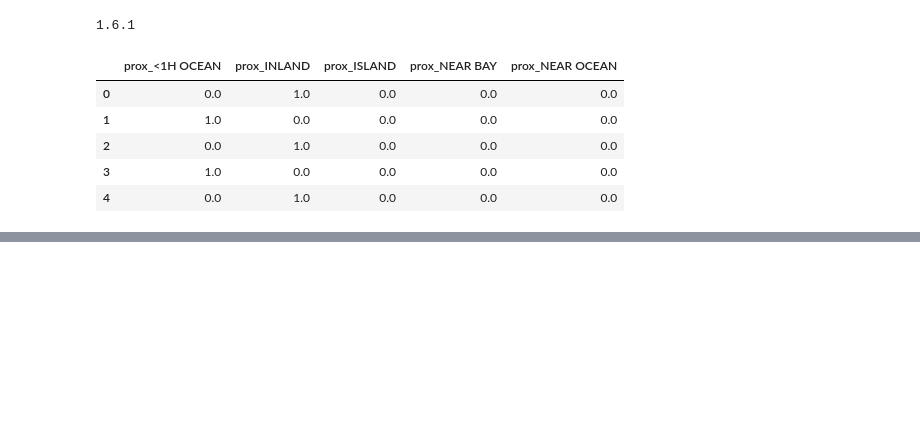
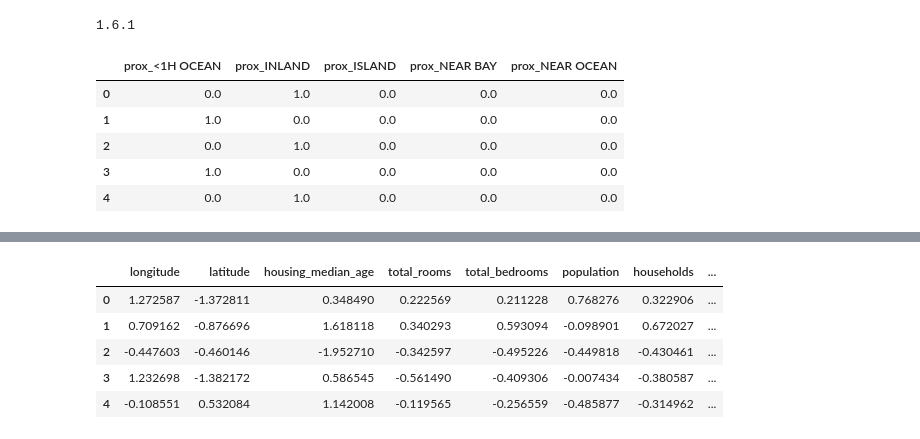
Before and after one commit to mehrnazhi/California-Housing-Price-Analysis-Machine-Learning-with-Python-, a Jupyter notebook: Housing.ipynb, the cells around one changed output, grey strips where cells are left out. Saved outputs shown, nothing was run; the diff lists cells and outputs as text; code cells hidden in the pictures; blank space fills up the shorter version.

```diff
--- a/Housing.ipynb
+++ b/Housing.ipynb
@@ -242,0 +312,84 @@ encoder_1hot_tmp.head()
+# %%
+import numpy as np
+import pandas as pd
+from sklearn.model_selection import train_test_split
+from sklearn.pipeline import Pipeline, FeatureUnion
+from sklearn.preprocessing import StandardScaler, OneHotEncoder
+from sklearn.impute import SimpleImputer
+from sklearn.base import BaseEstimator, TransformerMixin
+
+# شاخص‌ها برای ویژگی‌های ترکیبی
+rooms_ix, bedrooms_ix, population_ix, households_ix = 3, 4, 5, 6
+
+# کلاس افزودن ویژگی‌های ترکیبی
+class CombinedAttributesAdder(BaseEstimator, TransformerMixin):
+    def fit(self, X, y=None):
+        return self
+
+    def transform(self, X, y=None):
+        rooms_per_population = X[:, rooms_ix] / X[:, population_ix]
+        population_per_households = X[:, population_ix] / X[:, households_ix]
+        bedrooms_per_room = X[:, bedrooms_ix] / X[:, rooms_ix]
+        return np.c_[X, rooms_per_population, population_per_households, bedrooms_per_room]
+
+# کلاس انتخاب ستون‌ها
+class DataFrameSelector(BaseEstimator, TransformerMixin):
+    def __init__(self, attribute_names):
+        self.attribute_names = attribute_names
+
+    def fit(self, X, y=None):
+        return self
+
+    def transform(self, X):
+        return X[self.attribute_names].values
+
+# تقسیم داده
+train_set, test_set = train_test_split(housing, test_size=0.2, random_state=42)
+df = train_set.copy()
+
+# جداسازی برچسب
+df_label = df["median_house_value"].copy()
+df = df.drop("median_house_value", axis=1)
+
+# مشخص کردن ویژگی‌های عددی و دسته‌ای
+num_attribs = ['longitude', 'latitude', 'housing_median_age', 'total_rooms',
+               'total_bedrooms', 'population', 'households', 'median_income']
+cat_attribs = ["ocean_proximity"]
+
+# لوله عددی
+num_pipeline = Pipeline([
+    ('selector', DataFrameSelector(num_attribs)),
+    ('imputer', SimpleImputer(strategy="median")),
+    ('attribs_adder', CombinedAttributesAdder()),
+    ('std_scaler', StandardScaler())
+])
+
+# لوله دسته‌ای
+cat_pipeline = Pipeline([
+    ('selector', DataFrameSelector(cat_attribs)),
+    ('one_hot_encoder', OneHotEncoder())
+])
+
+# ترکیب کامل
+full_pipeline = FeatureUnion(transformer_list=[
+    ("num_pipeline", num_pipeline),
+    ("cat_pipeline", cat_pipeline)
+])
+
+
+housing_prepared = full_pipeline.fit_transform(df)
+
+
+housing_prepared_df = pd.DataFrame (
+    housing_prepared.toarray() if hasattr(housing_prepared, "toarray") else housing_prepared,
+    columns=['longitude',	'latitude','housing_median_age','total_rooms','total_bedrooms',
+                                                               'population',	'households',	'median_income',
+                                                                'prox_<1H OCEAN' , 'prox_INLAND','prox_ISLAND','prox_NEAR BAY','prox_NEAR OCEAN',
+                                                                'rooms_per_population',	'population_per_households'	,'bedrooms_per_room'
+                                                              ])
+
+
+
+print(housing_prepared_df.columns)
+housing_prepared_df.head()
+# %% [output]
@@ -242,0 +402,6 @@ encoder_1hot_tmp.head()
+|  | longitude | latitude | housing_median_age | total_rooms | total_bedrooms | population | households | ... |
+| 0 | 1.272587 | -1.372811 | 0.348490 | 0.222569 | 0.211228 | 0.768276 | 0.322906 | ... |
+| 1 | 0.709162 | -0.876696 | 1.618118 | 0.340293 | 0.593094 | -0.098901 | 0.672027 | ... |
+| 2 | -0.447603 | -0.460146 | -1.952710 | -0.342597 | -0.495226 | -0.449818 | -0.430461 | ... |
+| 3 | 1.232698 | -1.382172 | 0.586545 | -0.561490 | -0.409306 | -0.007434 | -0.380587 | ... |
+| 4 | -0.108551 | 0.532084 | 1.142008 | -0.119565 | -0.256559 | -0.485877 | -0.314962 | ... |
```
Also changed, not shown: parts of 8 cells of this notebook.
